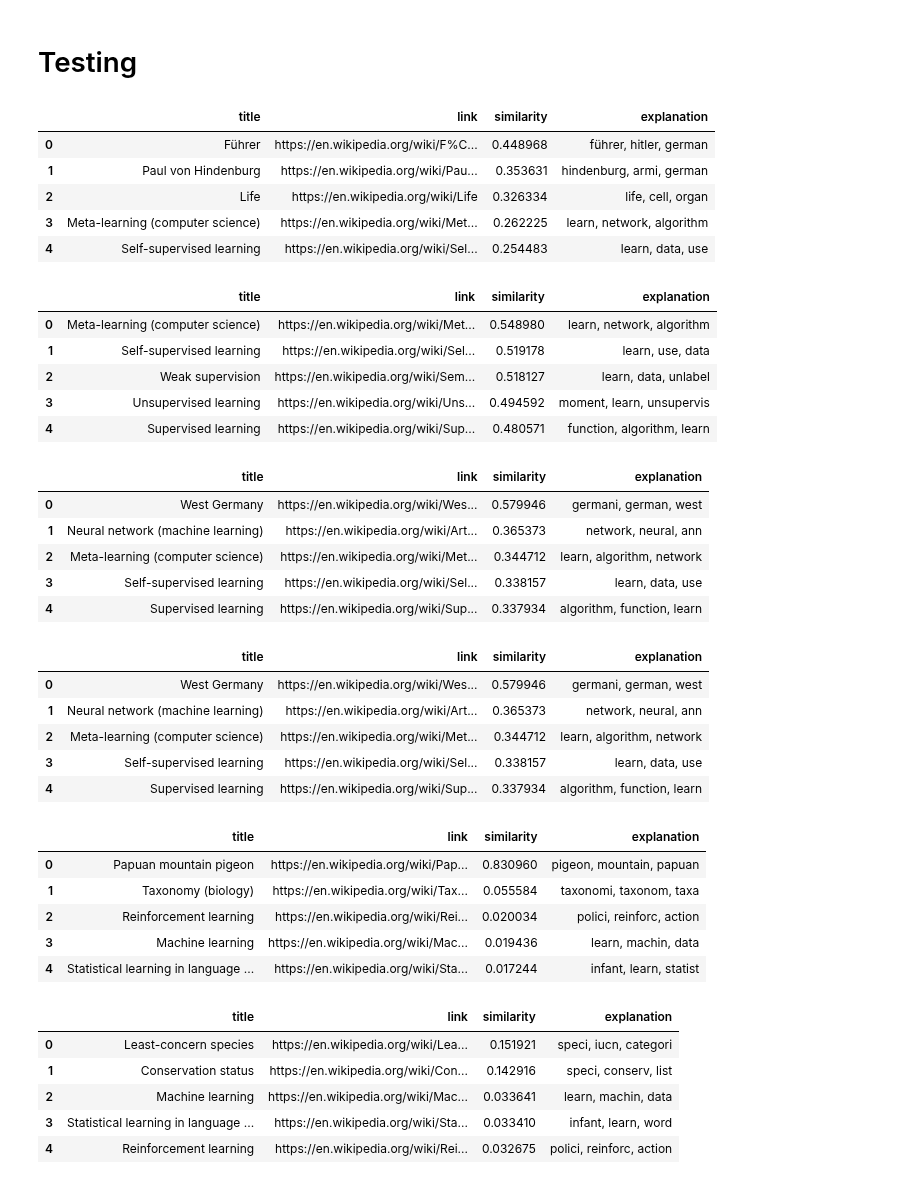
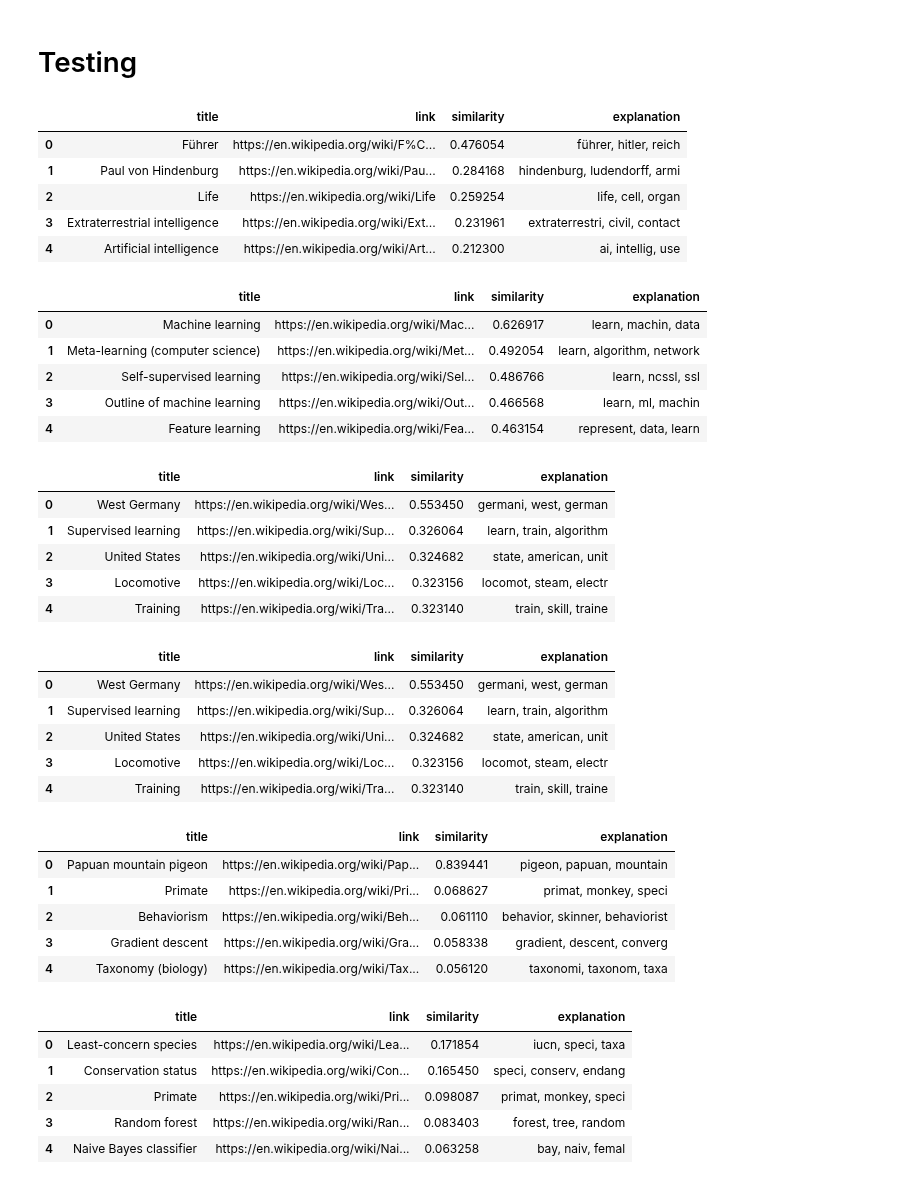
Before and after one commit to mmartyna123/InformationRetrieval, a Jupyter notebook: Project_Wiki/wiki_working_version.ipynb, the cells around one changed output. Saved outputs shown, nothing was run; the diff lists cells and outputs as text; code cells hidden in the pictures.

```diff
--- a/Project_Wiki/wiki_working_version.ipynb
+++ b/Project_Wiki/wiki_working_version.ipynb
@@ -104,7 +104,7 @@ def crawlArticles(start_url, max_articles):
 
     return articles
 # %%
-articles = crawlArticles("https://en.wikipedia.org/wiki/Machine_learning", 10)
+articles = crawlArticles("https://en.wikipedia.org/wiki/Machine_learning", 1000)
 df = pd.DataFrame(articles)
 # %%
 def saveDatabase(df, fileName):
@@ -502,7 +502,9 @@ def recommendArticles(history, df, top_n=5, explanation_terms=3):
 
         # Find the top terms based on their TF-IDF scores
         top_terms_indices = np.argsort(article_vector_array)[-explanation_terms:][::-1]
-        top_terms = [feature_names[i] for i in top_terms_indices]
+
+        # Ensure the terms are properly indexed and converted to strings
+        top_terms = [str(feature_names[i]) for i in top_terms_indices]
 
         explanations.append(", ".join(top_terms) if top_terms else "No meaningful terms")
 
@@ -555,66 +557,66 @@ recommendations = recommendArticles(history, df, top_n=5)
 recommendations
 # %% [output]
 |  | title | link | similarity | explanation |
-| 0 | Führer | https://en.wikipedia.org/wiki/F%C... | 0.448968 | führer, hitler, german |
-| 1 | Paul von Hindenburg | https://en.wikipedia.org/wiki/Pau... | 0.353631 | hindenburg, armi, german |
-| 2 | Life | https://en.wikipedia.org/wiki/Life | 0.326334 | life, cell, organ |
-| 3 | Meta-learning (computer science) | https://en.wikipedia.org/wiki/Met... | 0.262225 | learn, network, algorithm |
-| 4 | Self-supervised learning | https://en.wikipedia.org/wiki/Sel... | 0.254483 | learn, data, use |
+| 0 | Führer | https://en.wikipedia.org/wiki/F%C... | 0.476054 | führer, hitler, reich |
+| 1 | Paul von Hindenburg | https://en.wikipedia.org/wiki/Pau... | 0.284168 | hindenburg, ludendorff, armi |
+| 2 | Life | https://en.wikipedia.org/wiki/Life | 0.259254 | life, cell, organ |
+| 3 | Extraterrestrial intelligence | https://en.wikipedia.org/wiki/Ext... | 0.231961 | extraterrestri, civil, contact |
+| 4 | Artificial intelligence | https://en.wikipedia.org/wiki/Art... | 0.212300 | ai, intellig, use |
 # %%
-history = ['Machine learning']
+history = ['Supervised learning', 'Unsupervised learning']
 recommendations = recommendArticles(history, df, top_n=5)
 recommendations
 # %% [output]
 |  | title | link | similarity | explanation |
-| 0 | Meta-learning (computer science) | https://en.wikipedia.org/wiki/Met... | 0.548980 | learn, network, algorithm |
-| 1 | Self-supervised learning | https://en.wikipedia.org/wiki/Sel... | 0.519178 | learn, use, data |
-| 2 | Weak supervision | https://en.wikipedia.org/wiki/Sem... | 0.518127 | learn, data, unlabel |
-| 3 | Unsupervised learning | https://en.wikipedia.org/wiki/Uns... | 0.494592 | moment, learn, unsupervis |
-| 4 | Supervised learning | https://en.wikipedia.org/wiki/Sup... | 0.480571 | function, algorithm, learn |
+| 0 | Machine learning | https://en.wikipedia.org/wiki/Mac... | 0.626917 | learn, machin, data |
+| 1 | Meta-learning (computer science) | https://en.wikipedia.org/wiki/Met... | 0.492054 | learn, algorithm, network |
+| 2 | Self-supervised learning | https://en.wikipedia.org/wiki/Sel... | 0.486766 | learn, ncssl, ssl |
+| 3 | Outline of machine learning | https://en.wikipedia.org/wiki/Out... | 0.466568 | learn, ml, machin |
+| 4 | Feature learning | https://en.wikipedia.org/wiki/Fea... | 0.463154 | represent, data, learn |
 # %%
 history = ['Machine learning', 'Memtransistor', 'Train', 'Germany']
 recommendations = recommendArticles(history, df, top_n=5)
 recommendations
 # %% [output]
 |  | title | link | similarity | explanation |
-| 0 | West Germany | https://en.wikipedia.org/wiki/Wes... | 0.579946 | germani, german, west |
-| 1 | Neural network (machine learning) | https://en.wikipedia.org/wiki/Art... | 0.365373 | network, neural, ann |
-| 2 | Meta-learning (computer science) | https://en.wikipedia.org/wiki/Met... | 0.344712 | learn, algorithm, network |
-| 3 | Self-supervised learning | https://en.wikipedia.org/wiki/Sel... | 0.338157 | learn, data, use |
-| 4 | Supervised learning | https://en.wikipedia.org/wiki/Sup... | 0.337934 | algorithm, function, learn |
+| 0 | West Germany | https://en.wikipedia.org/wiki/Wes... | 0.553450 | germani, west, german |
+| 1 | Supervised learning | https://en.wikipedia.org/wiki/Sup... | 0.326064 | learn, train, algorithm |
+| 2 | United States | https://en.wikipedia.org/wiki/Uni... | 0.324682 | state, american, unit |
+| 3 | Locomotive | https://en.wikipedia.org/wiki/Loc... | 0.323156 | locomot, steam, electr |
+| 4 | Training | https://en.wikipedia.org/wiki/Tra... | 0.323140 | train, skill, traine |
 # %%
 history = ['Memtransistor', 'Train', 'Germany', 'Machine learning']
 recommendations = recommendArticles(history, df, top_n=5)
 recommendations
 # %% [output]
 |  | title | link | similarity | explanation |
-| 0 | West Germany | https://en.wikipedia.org/wiki/Wes... | 0.579946 | germani, german, west |
-| 1 | Neural network (machine learning) | https://en.wikipedia.org/wiki/Art... | 0.365373 | network, neural, ann |
-| 2 | Meta-learning (computer science) | https://en.wikipedia.org/wiki/Met... | 0.344712 | learn, algorithm, network |
-| 3 | Self-supervised learning | https://en.wikipedia.org/wiki/Sel... | 0.338157 | learn, data, use |
-| 4 | Supervised learning | https://en.wikipedia.org/wiki/Sup... | 0.337934 | algorithm, function, learn |
+| 0 | West Germany | https://en.wikipedia.org/wiki/Wes... | 0.553450 | germani, west, german |
+| 1 | Supervised learning | https://en.wikipedia.org/wiki/Sup... | 0.326064 | learn, train, algorithm |
+| 2 | United States | https://en.wikipedia.org/wiki/Uni... | 0.324682 | state, american, unit |
+| 3 | Locomotive | https://en.wikipedia.org/wiki/Loc... | 0.323156 | locomot, steam, electr |
+| 4 | Training | https://en.wikipedia.org/wiki/Tra... | 0.323140 | train, skill, traine |
 # %%
 history = ['Mountain pigeon']
 recommendations = recommendArticles(history, df, top_n=5)
 recommendations
 # %% [output]
 |  | title | link | similarity | explanation |
-| 0 | Papuan mountain pigeon | https://en.wikipedia.org/wiki/Pap... | 0.830960 | pigeon, mountain, papuan |
-| 1 | Taxonomy (biology) | https://en.wikipedia.org/wiki/Tax... | 0.055584 | taxonomi, taxonom, taxa |
-| 2 | Reinforcement learning | https://en.wikipedia.org/wiki/Rei... | 0.020034 | polici, reinforc, action |
-| 3 | Machine learning | https://en.wikipedia.org/wiki/Mac... | 0.019436 | learn, machin, data |
-| 4 | Statistical learning in language ... | https://en.wikipedia.org/wiki/Sta... | 0.017244 | infant, learn, statist |
+| 0 | Papuan mountain pigeon | https://en.wikipedia.org/wiki/Pap... | 0.839441 | pigeon, papuan, mountain |
+| 1 | Primate | https://en.wikipedia.org/wiki/Pri... | 0.068627 | primat, monkey, speci |
+| 2 | Behaviorism | https://en.wikipedia.org/wiki/Beh... | 0.061110 | behavior, skinner, behaviorist |
+| 3 | Gradient descent | https://en.wikipedia.org/wiki/Gra... | 0.058338 | gradient, descent, converg |
+| 4 | Taxonomy (biology) | https://en.wikipedia.org/wiki/Tax... | 0.056120 | taxonomi, taxonom, taxa |
 # %%
 history = ['Papuan mountain pigeon']
 recommendations = recommendArticles(history, df, top_n=5)
 recommendations
 # %% [output]
 |  | title | link | similarity | explanation |
-| 0 | Least-concern species | https://en.wikipedia.org/wiki/Lea... | 0.151921 | speci, iucn, categori |
-| 1 | Conservation status | https://en.wikipedia.org/wiki/Con... | 0.142916 | speci, conserv, list |
-| 2 | Machine learning | https://en.wikipedia.org/wiki/Mac... | 0.033641 | learn, machin, data |
-| 3 | Statistical learning in language ... | https://en.wikipedia.org/wiki/Sta... | 0.033410 | infant, learn, word |
-| 4 | Reinforcement learning | https://en.wikipedia.org/wiki/Rei... | 0.032675 | polici, reinforc, action |
+| 0 | Least-concern species | https://en.wikipedia.org/wiki/Lea... | 0.171854 | iucn, speci, taxa |
+| 1 | Conservation status | https://en.wikipedia.org/wiki/Con... | 0.165450 | speci, conserv, endang |
+| 2 | Primate | https://en.wikipedia.org/wiki/Pri... | 0.098087 | primat, monkey, speci |
+| 3 | Random forest | https://en.wikipedia.org/wiki/Ran... | 0.083403 | forest, tree, random |
+| 4 | Naive Bayes classifier | https://en.wikipedia.org/wiki/Nai... | 0.063258 | bay, naiv, femal |
 # %%
 df
 # %% [output]
```
Also changed, not shown: parts of 6 cells of this notebook.
